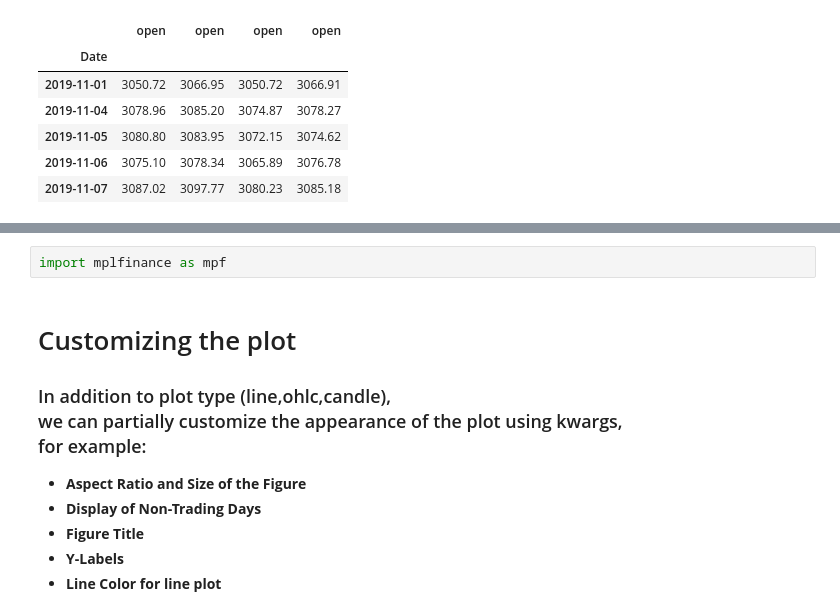
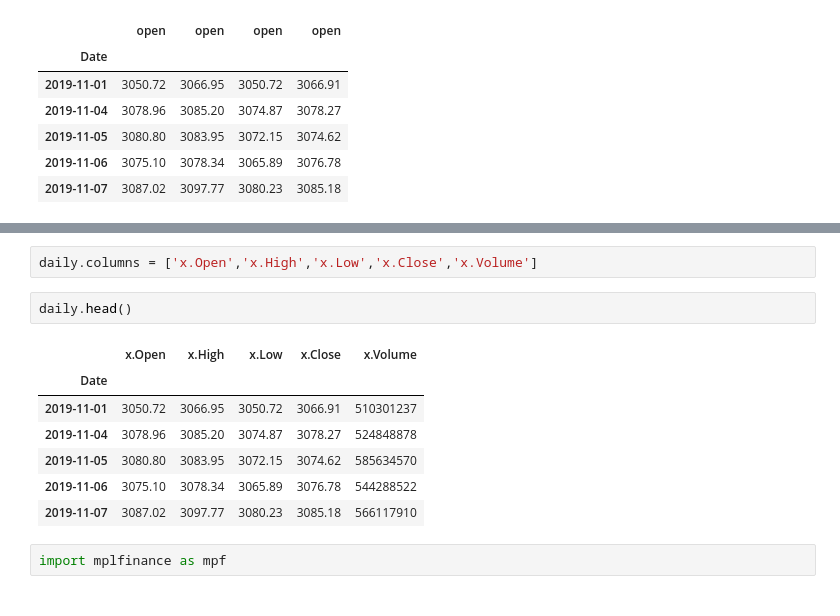
Before and after one commit to matplotlib/mplfinance, a Jupyter notebook: examples/scratch_pad/issues/Issue82_case_insensitive_columns.ipynb, the cells around one changed output, grey strips where cells are left out. Cells and saved outputs as stored; diff of their text form.

```diff
--- a/examples/scratch_pad/issues/Issue82_case_insensitive_columns.ipynb
+++ b/examples/scratch_pad/issues/Issue82_case_insensitive_columns.ipynb
@@ -114,12 +114,14 @@ SyntaxError: invalid syntax (<ipython-input-20-a6774c8535dd>, line 1)
+# %%
+daily.columns = ['x.Open','x.High','x.Low','x.Close','x.Volume']
+# %%
+daily.head()
+# %% [output]
+|  | x.Open | x.High | x.Low | x.Close | x.Volume |
+| Date |  |  |  |  |  |
+| 2019-11-01 | 3050.72 | 3066.95 | 3050.72 | 3066.91 | 510301237 |
+| 2019-11-04 | 3078.96 | 3085.20 | 3074.87 | 3078.27 | 524848878 |
+| 2019-11-05 | 3080.80 | 3083.95 | 3072.15 | 3074.62 | 585634570 |
+| 2019-11-06 | 3075.10 | 3078.34 | 3065.89 | 3076.78 | 544288522 |
+| 2019-11-07 | 3087.02 | 3097.77 | 3080.23 | 3085.18 | 566117910 |
 # %%
 import mplfinance as mpf
-# %% [markdown]
-# Customizing the plot
-
-### In addition to plot type (line,ohlc,candle),<br> we can partially customize the appearance of the plot using kwargs,<br> for example:
-
-- **Aspect Ratio and Size of the Figure**
-- **Display of Non-Trading Days**
-- **Figure Title**
-- **Y-Labels**
-- **Line Color for line plot**
```
Also changed, not shown: parts of 9 cells of this notebook, 1 other file.
